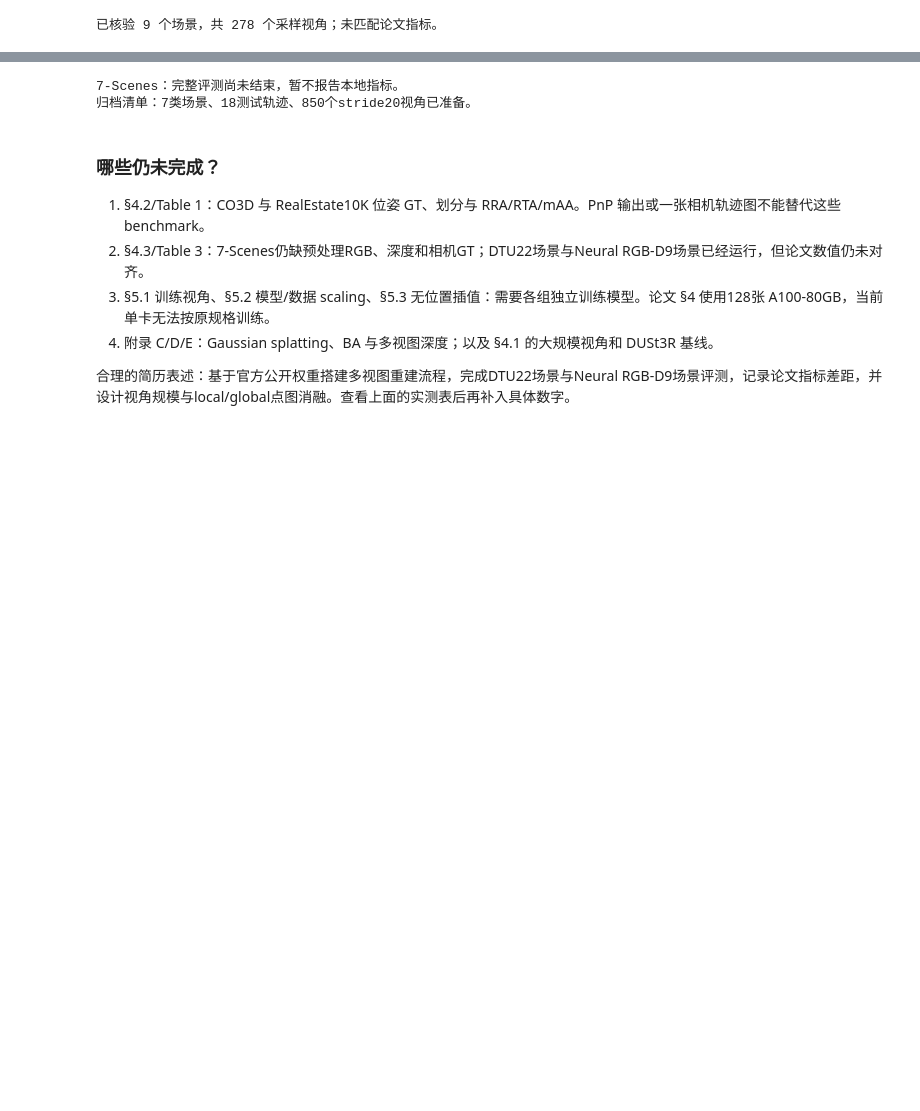
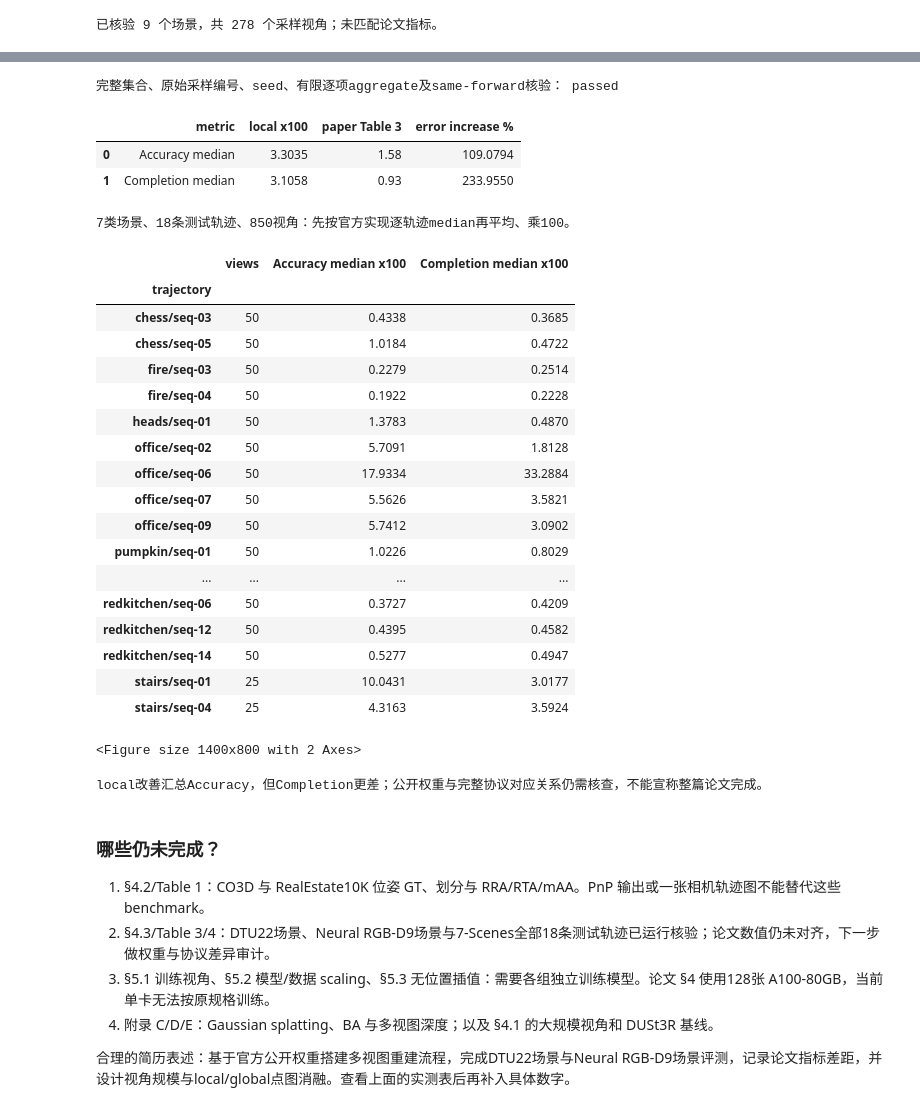
Before and after one commit to Yiran-yetuser/fast3r, a Jupyter notebook: fast3r_reproduction.ipynb, the cells around one changed output, grey strips where cells are left out. Saved outputs shown, nothing was run; the diff lists cells and outputs as text; code cells hidden in the pictures; blank space fills up the shorter version.

Commit message:
repro: archive complete 7-Scenes paired evaluation and notebook outputs

```diff
--- a/fast3r_reproduction.ipynb
+++ b/fast3r_reproduction.ipynb
@@ -1313,33 +1316,81 @@ if nrgbd_paired_path.exists():
 # %%
 seven_path = paper_root / 'results/7scenes_paired_seed42_stride20.json'
 if not seven_path.exists():
     print('7-Scenes：完整评测尚未结束，暂不报告本地指标。')
     prepared_path = paper_root / 'results/7scenes_data_manifest.json'
     if prepared_path.exists():
         prepared = json.loads(prepared_path.read_text())
         if prepared['status'] == 'prepared':
             assert len(prepared['scenes_expected']) == 7 and prepared['trajectory_count'] == len(prepared['sequences']) == 18
             assert len({(r['scene'], r['sequence']) for r in prepared['sequences']}) == 18
             assert all(r['stored_indices'] == list(range(0, r['original_frame_count'], 20)) and r['selected_member_crc_checked'] and r['sequence_zip_crc_checked'] for r in prepared['sequences'])
             print(f"归档清单：7类场景、18测试轨迹、{sum(len(r['stored_indices']) for r in prepared['sequences'])}个stride20视角已准备。")
 else:
     seven = json.loads(seven_path.read_text())
+    from scripts.validate_7scenes_report import validate as validate_seven_report
+    seven_validation = validate_seven_report(paper_root)
+    print('完整集合、原始采样编号、seed、有限逐项aggregate及same-forward核验：', seven_validation['status'])
     assert seven['dataset'] == '7scenes' and seven['kf_every'] == 20 and seven['seed'] == 42
     assert seven['aggregate_mean_head'] == 'local' and seven['paper_distance_multiplier'] == 100
     seven_comparison = pd.DataFrame([
         {'metric': 'Accuracy median', 'local x100': seven['aggregate_mean']['accuracy_median'] * 100, 'paper Table 3': 1.58},
         {'metric': 'Completion median', 'local x100': seven['aggregate_mean']['completion_median'] * 100, 'paper Table 3': 0.93}])
     seven_comparison['error increase %'] = (seven_comparison['local x100'] / seven_comparison['paper Table 3'] - 1) * 100
     display(seven_comparison.round(4))
-    print(f"7类场景、{seven['scene_count']}条测试轨迹：先按官方实现逐轨迹median再平均、乘100。")
+    print(f"7类场景、{seven['scene_count']}条测试轨迹、{seven_validation['sampled_views']}视角：先按官方实现逐轨迹median再平均、乘100。")
+    seven_rows = pd.DataFrame([{'trajectory': r['scene'], 'views': r['views'],
+        'Accuracy median x100': r['metrics_by_head']['local']['accuracy_median'] * 100,
+        'Completion median x100': r['metrics_by_head']['local']['completion_median'] * 100}
+        for r in seven['scenes']]).set_index('trajectory')
+    display(seven_rows.round(4))
+    deltas = pd.DataFrame([{'trajectory': r['scene'],
+        'Accuracy': (r['metrics_by_head']['global']['accuracy'] - r['metrics_by_head']['local']['accuracy']) * 100,
+        'Completion': (r['metrics_by_head']['global']['completion'] - r['metrics_by_head']['local']['completion']) * 100}
+        for r in seven['scenes']]).set_index('trajectory')
+    fig, axes = plt.subplots(1, 2, figsize=(14, 8), sharey=True)
+    for ax, metric in zip(axes, ['Accuracy', 'Completion']):
+        values = deltas[metric]
+        ax.barh(deltas.index, values, color=['#2563eb' if v < 0 else '#d97706' for v in values])
+        ax.axvline(0, color='black', linewidth=1)
+        ax.set_title(metric + ' mean distance x100')
+        ax.set_xlabel('Global minus aligned local (negative: global better)')
+        ax.grid(axis='x', alpha=.25)
+    fig.suptitle('7-Scenes paired head ablation: all 18 test trajectories, same forward')
+    fig.tight_layout()
+    fig.savefig(paper_root / 'results/figures/7scenes_paired_heads.png', dpi=160, bbox_inches='tight')
+    plt.show()
+    print('local改善汇总Accuracy，但Completion更差；公开权重与完整协议对应关系仍需核查，不能宣称整篇论文完成。')
 # %% [output]
-7-Scenes：完整评测尚未结束，暂不报告本地指标。
-归档清单：7类场景、18测试轨迹、850个stride20视角已准备。
+完整集合、原始采样编号、seed、有限逐项aggregate及same-forward核验： passed
+|  | metric | local x100 | paper Table 3 | error increase % |
+| 0 | Accuracy median | 3.3035 | 1.58 | 109.0794 |
+| 1 | Completion median | 3.1058 | 0.93 | 233.9550 |
+7类场景、18条测试轨迹、850视角：先按官方实现逐轨迹median再平均、乘100。
+|  | views | Accuracy median x100 | Completion median x100 |
+| trajectory |  |  |  |
+| chess/seq-03 | 50 | 0.4338 | 0.3685 |
+| chess/seq-05 | 50 | 1.0184 | 0.4722 |
+| fire/seq-03 | 50 | 0.2279 | 0.2514 |
+| fire/seq-04 | 50 | 0.1922 | 0.2228 |
+| heads/seq-01 | 50 | 1.3783 | 0.4870 |
+| office/seq-02 | 50 | 5.7091 | 1.8128 |
+| office/seq-06 | 50 | 17.9334 | 33.2884 |
+| office/seq-07 | 50 | 5.5626 | 3.5821 |
+| office/seq-09 | 50 | 5.7412 | 3.0902 |
+| pumpkin/seq-01 | 50 | 1.0226 | 0.8029 |
+| ... | ... | ... | ... |
+| redkitchen/seq-06 | 50 | 0.3727 | 0.4209 |
+| redkitchen/seq-12 | 50 | 0.4395 | 0.4582 |
+| redkitchen/seq-14 | 50 | 0.5277 | 0.4947 |
+| stairs/seq-01 | 25 | 10.0431 | 3.0177 |
+| stairs/seq-04 | 25 | 4.3163 | 3.5924 |
+<Figure size 1400x800 with 2 Axes>
+local改善汇总Accuracy，但Completion更差；公开权重与完整协议对应关系仍需核查，不能宣称整篇论文完成。
 # %% [markdown]
 ### 哪些仍未完成？
 
 1. §4.2/Table 1：CO3D 与 RealEstate10K 位姿 GT、划分与 RRA/RTA/mAA。PnP 输出或一张相机轨迹图不能替代这些 benchmark。
-2. §4.3/Table 3：7-Scenes仍缺预处理RGB、深度和相机GT；DTU22场景与Neural RGB-D9场景已经运行，但论文数值仍未对齐。
+2. §4.3/Table 3/4：DTU22场景、Neural RGB-D9场景与7-Scenes全部18条测试轨迹已运行核验；论文数值仍未对齐，下一步做权重与协议差异审计。
 3. §5.1 训练视角、§5.2 模型/数据 scaling、§5.3 无位置插值：需要各组独立训练模型。论文 §4 使用128张 A100-80GB，当前单卡无法按原规格训练。
 4. 附录 C/D/E：Gaussian splatting、BA 与多视图深度；以及 §4.1 的大规模视角和 DUSt3R 基线。
 
```
Also changed, not shown: parts of 2 cells of this notebook, 6 other files.
